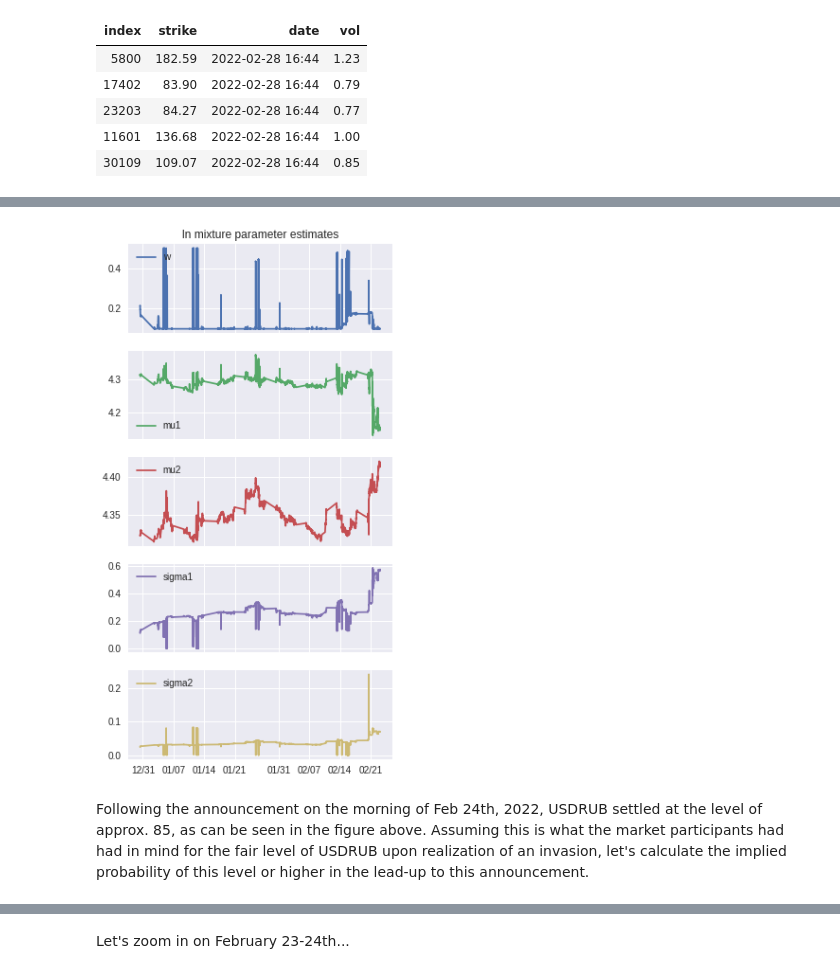
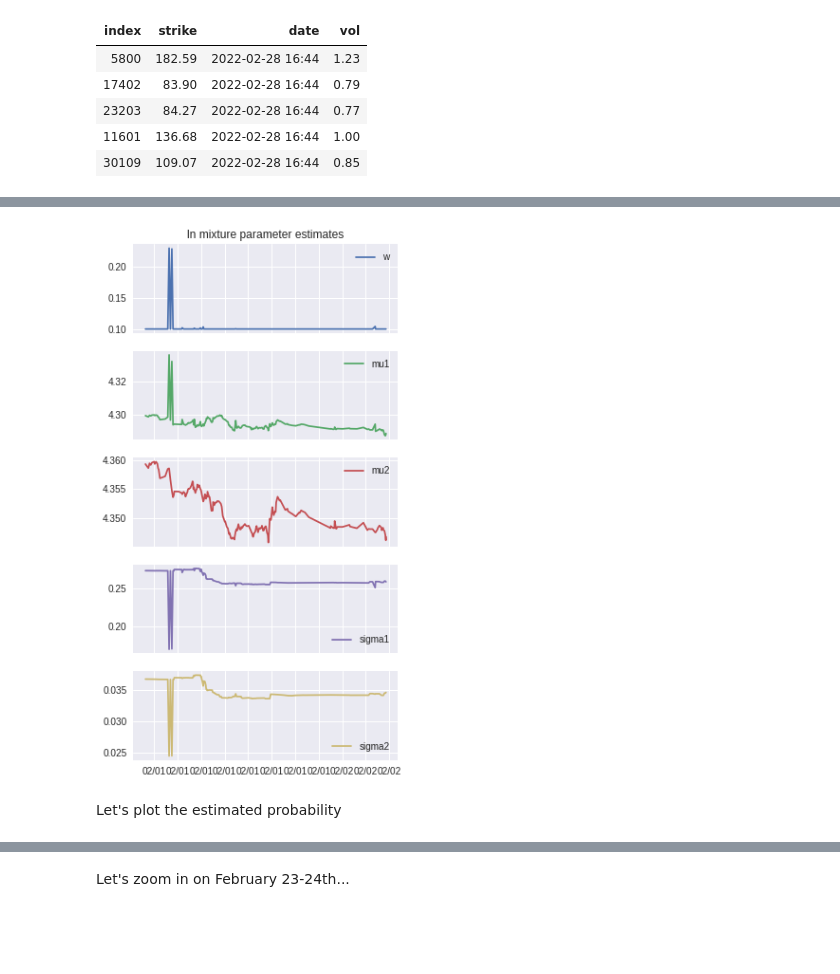
Before and after one commit to ipozdeev/fx-options-ukraine-war, a Jupyter notebook: walkthrough.ipynb, the cells around one changed output, grey strips where cells are left out. Saved outputs shown, nothing was run; the diff lists cells and outputs as text; code cells hidden in the pictures; blank space fills up the shorter version.

Commit message:
add visuals, more recipes, first estimates

```diff
--- a/walkthrough.ipynb
+++ b/walkthrough.ipynb
@@ -178,0 +207,24 @@ where $C(\cdot | \theta)$ is the option pricing function parametrized by $\theta
+# %%
+# data
+d_option = get_option_data()
+d_forward = get_forward_data()
+d_rates = get_rates_data()
+timeline = get_timeline()
+
+# drop dates with <5 observations
+n_per_date = d_option.groupby("date").count().iloc[:, 0]
+good_dt = n_per_date.loc[n_per_date.gt(4)].index
+d_option = d_option.loc[d_option["date"].isin(good_dt)]
+
+# merge all the necessary data (produces duplicates for some vars)
+data = reduce(
+    lambda x_, y_: pd.merge(x_, y_, on="date", how="inner"),
+    [d_option, d_forward, d_rates]
+)
+data = data.sort_values("date")
+
+# select one little chunk
+dt = timeline.index[0]
+data = data.query("date < @dt").tail(5)
+
+format_dataframe(data)
@@ -224,19 +422,17 @@ mix_theta = pd.DataFrame\
 # %%
 # take a look at the estimated parameters
 fig, ax = plt.subplots(5, 1, figsize=(5, 10), sharex=True)
 
-mix_theta.plot(ax=ax, subplots=True)
+theta.plot(ax=ax, subplots=True)
 
 for ax_ in ax[:-1]:
     ax_.set_xticklabels([])
     ax_.set_xlabel("", visible=False)
 
 ax[-1].set_xlabel("", visible=False)
 ax[-1].xaxis.set_major_formatter(DateFormatter("%m/%d"))
 ax[0].set_title("ln mixture parameter estimates")
 
 plt.show()
 # %% [output]
-[figure, old version]
+[figure, new version]
-# %% [markdown]
-Following the announcement on the morning of Feb 24th, 2022, USDRUB settled at the level of approx. 85, as can be seen in the figure above. Assuming this is what the market participants had had in mind for the fair level of USDRUB upon realization of an invasion, let's calculate the implied probability of this level or higher in the lead-up to this announcement.
@@ -253,0 +439,2 @@ def prob_getter(x_):
+# %% [markdown]
+Let's plot the estimated probability
```
Also changed, not shown: parts of 55 cells of this notebook, 5 other files.
